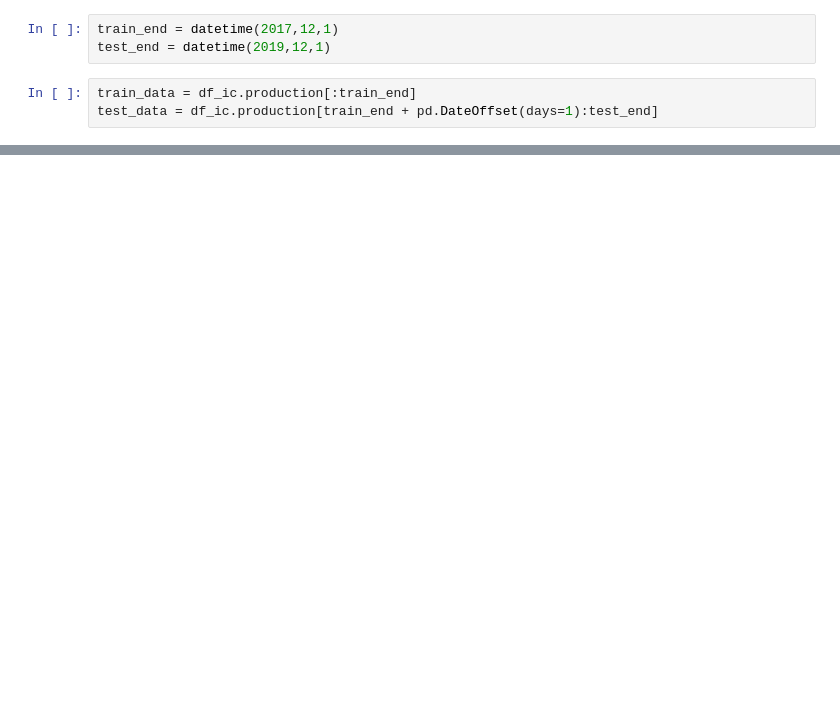
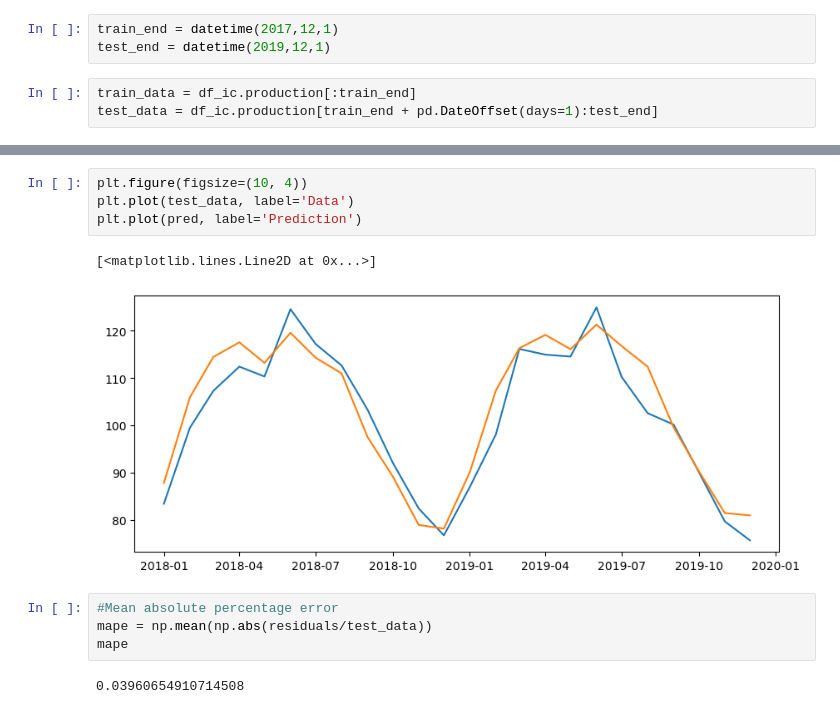
Before and after one commit to bhanurana430/Stock-Time-Series, a Jupyter notebook: Ice Cream/main.ipynb, the cells around one changed output, grey strips where cells are left out. Drawn from its saved outputs; the diff is of its cells as text; blank space fills up the shorter version.

```diff
--- a/Ice Cream/main.ipynb
+++ b/Ice Cream/main.ipynb
@@ -77,0 +126,13 @@ test_data = df_ic.production[train_end + pd.DateOffset(days=1):test_end]
+# %%
+plt.figure(figsize=(10, 4))
+plt.plot(test_data, label='Data')
+plt.plot(pred, label='Prediction')
+# %% [output]
+[<matplotlib.lines.Line2D at 0x...>]
+[figure, added]
+# %%
+#Mean absolute percentage error
+mape = np.mean(np.abs(residuals/test_data))
+mape
+# %% [output]
+0.03960654910714508
```
Also changed, not shown: parts of 5 cells of this notebook.
